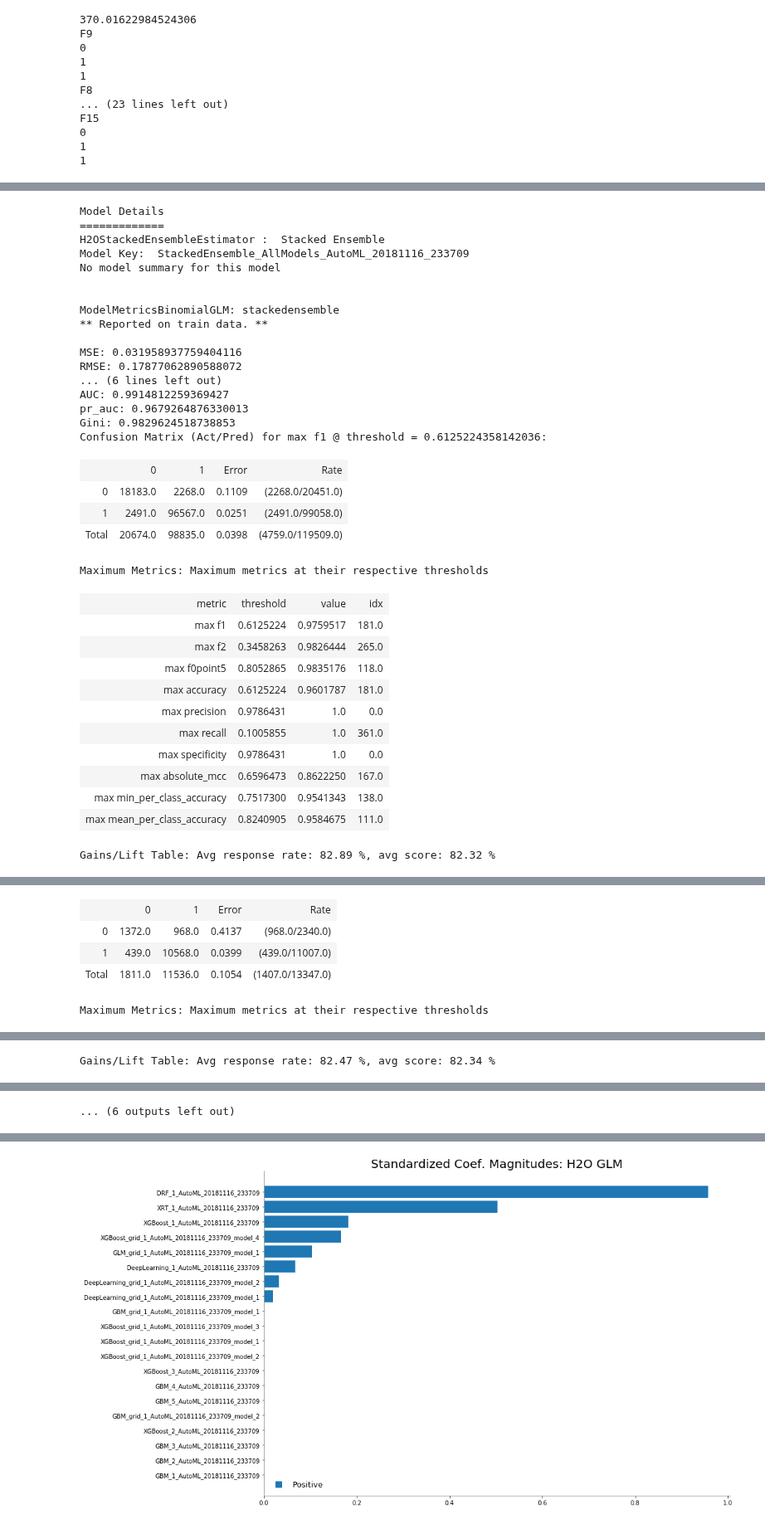
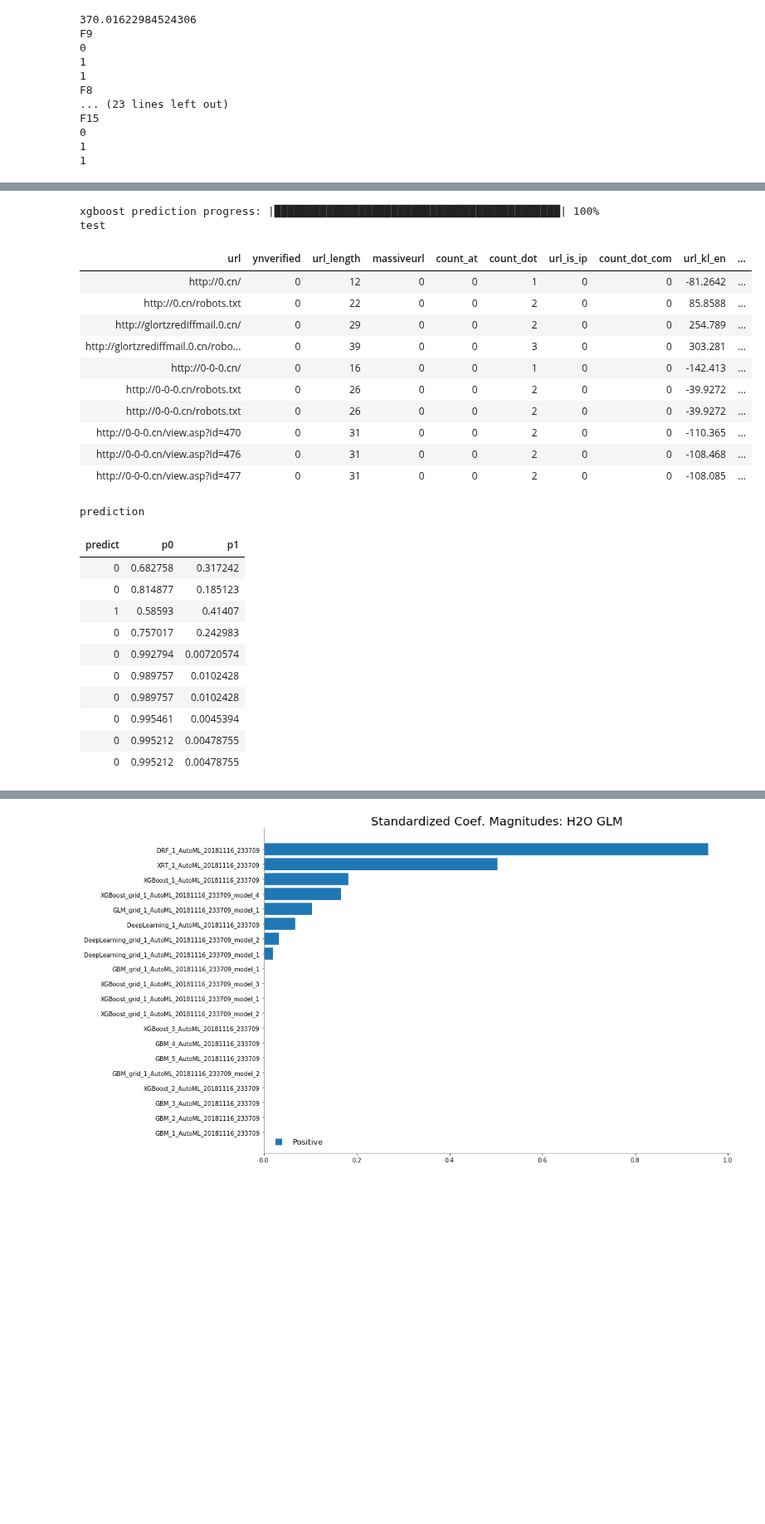
Before and after one commit to jpacerqueiraperform/bda-DeepLearning-SEIM, a Jupyter notebook: notebooks/siem/version3-commoncrawl-phishtank-Phising-URL-AUTOML-BestModel-Discovery.ipynb, the cells around one changed output, grey strips where cells are left out. Shown at 83% size. Cells and saved outputs as stored; diff of their text form; code cells hidden in the pictures; blank space fills up the shorter version.

Commit message:
Commit point for ModelV3 AUTOML prediction process

```diff
--- a/notebooks/siem/version3-commoncrawl-phishtank-Phising-URL-AUTOML-BestModel-Discovery.ipynb
+++ b/notebooks/siem/version3-commoncrawl-phishtank-Phising-URL-AUTOML-BestModel-Discovery.ipynb
@@ -821,8 +795,8 @@ func_kl_en_url_udf = udf(func_kl_en_url, FloatType())
 func_ks_en_url_udf = udf(func_ks_en_url, FloatType())
 func_bad_kl_en_url_udf = udf(func_bad_kl_en_url, IntegerType())
 func_bad_ks_en_url_udf = udf(func_bad_ks_en_url, IntegerType())
-func_kl_phish_url_udf = udf(func_kl_phish_url, IntegerType())
-func_ks_phish_url_udf = udf(func_ks_phish_url, IntegerType())
+func_kl_phish_url_udf = udf(func_kl_phish_url, FloatType())
+func_ks_phish_url_udf = udf(func_ks_phish_url, FloatType())
 func_bad_kl_phish_url_udf = udf(func_bad_kl_phish_url, IntegerType())
 func_bad_ks_phish_url_udf = udf(func_bad_ks_phish_url, IntegerType())
 func_bad_words_domain_udf = udf(func_bad_words_domain, IntegerType())
@@ -843,7 +817,7 @@ ccrawl_traindf.printSchema()
 
 ## Assume URLS as not phishing ynverified=0 if EN as phishing ynverified=1
 ccrawl_trainds = ccrawl_traindf\
-.withColumn('ynverified',lit(0).cast('int') )\
+.withColumn('ynverified',func_url_lang_en_ynverified_udf(ccrawl_traindf['languages']).cast('int'))\
 .withColumn('url_length',func_url_lengh_udf(ccrawl_traindf['url']).cast('int'))\
 .withColumn('massiveurl',func_url_big_udf(ccrawl_traindf['url']).cast('int'))\
 .withColumn('count_at',func_url_count_at_udf(ccrawl_traindf['url']).cast('int'))\
@@ -1048,45 +1139,38 @@ This H2OFrame is empty.
 # %%
-# The leader model is stored here
-aml.leader
 # If you need to generate predictions on a test set, you can make
 # predictions directly on the `"H2OAutoML"` object, or on the leader
 # model object directly
 
 #preds = aml.predict(test)
 # or:
-#preds = aml.leader.predict(test)
+preds = aml.leader.predict(test)
+print("test")
+print(test.head(10))
+print("prediction")
+print(preds.head(10))
 # %% [output]
-Model Details
-=============
-H2OStackedEnsembleEstimator :  Stacked Ensemble
-Model Key:  StackedEnsemble_AllModels_AutoML_20181116_233709
-No model summary for this model
-
-
-ModelMetricsBinomialGLM: stackedensemble
-** Reported on train data. **
-
-MSE: 0.031958937759404116
-RMSE: 0.17877062890588072
-... (6 lines left out)
-AUC: 0.9914812259369427
-pr_auc: 0.9679264876330013
-Gini: 0.9829624518738853
-Confusion Matrix (Act/Pred) for max f1 @ threshold = 0.6125224358142036:
+xgboost prediction progress: |████████████████████████████████████████████| 100%
+test
-|  | 0 | 1 | Error | Rate |
-| 0 | 18183.0 | 2268.0 | 0.1109 | (2268.0/20451.0) |
-| 1 | 2491.0 | 96567.0 | 0.0251 | (2491.0/99058.0) |
-| Total | 20674.0 | 98835.0 | 0.0398 | (4759.0/119509.0) |
+| url | ynverified | url_length | massiveurl | count_at | count_dot | url_is_ip | count_dot_com | url_kl_en | ... |
+| http://0.cn/ | 0 | 12 | 0 | 0 | 1 | 0 | 0 | -81.2642 | ... |
+| http://0.cn/robots.txt | 0 | 22 | 0 | 0 | 2 | 0 | 0 | 85.8588 | ... |
+| http://glortzrediffmail.0.cn/ | 0 | 29 | 0 | 0 | 2 | 0 | 0 | 254.789 | ... |
+| http://glortzrediffmail.0.cn/robo... | 0 | 39 | 0 | 0 | 3 | 0 | 0 | 303.281 | ... |
+| http://0-0-0.cn/ | 0 | 16 | 0 | 0 | 1 | 0 | 0 | -142.413 | ... |
+| http://0-0-0.cn/robots.txt | 0 | 26 | 0 | 0 | 2 | 0 | 0 | -39.9272 | ... |
+| http://0-0-0.cn/robots.txt | 0 | 26 | 0 | 0 | 2 | 0 | 0 | -39.9272 | ... |
+| http://0-0-0.cn/view.asp?id=470 | 0 | 31 | 0 | 0 | 2 | 0 | 0 | -110.365 | ... |
+| http://0-0-0.cn/view.asp?id=476 | 0 | 31 | 0 | 0 | 2 | 0 | 0 | -108.468 | ... |
+| http://0-0-0.cn/view.asp?id=477 | 0 | 31 | 0 | 0 | 2 | 0 | 0 | -108.085 | ... |
-Maximum Metrics: Maximum metrics at their respective thresholds
+prediction
-| metric | threshold | value | idx |
-| max f1 | 0.6125224 | 0.9759517 | 181.0 |
-| max f2 | 0.3458263 | 0.9826444 | 265.0 |
-| max f0point5 | 0.8052865 | 0.9835176 | 118.0 |
-| max accuracy | 0.6125224 | 0.9601787 | 181.0 |
-| max precision | 0.9786431 | 1.0 | 0.0 |
-| max recall | 0.1005855 | 1.0 | 361.0 |
-| max specificity | 0.9786431 | 1.0 | 0.0 |
-| max absolute_mcc | 0.6596473 | 0.8622250 | 167.0 |
-| max min_per_class_accuracy | 0.7517300 | 0.9541343 | 138.0 |
-| max mean_per_class_accuracy | 0.8240905 | 0.9584675 | 111.0 |
+| predict | p0 | p1 |
+| 0 | 0.682758 | 0.317242 |
+| 0 | 0.814877 | 0.185123 |
+| 1 | 0.58593 | 0.41407 |
+| 0 | 0.757017 | 0.242983 |
+| 0 | 0.992794 | 0.00720574 |
+| 0 | 0.989757 | 0.0102428 |
+| 0 | 0.989757 | 0.0102428 |
+| 0 | 0.995461 | 0.0045394 |
+| 0 | 0.995212 | 0.00478755 |
+| 0 | 0.995212 | 0.00478755 |
-Gains/Lift Table: Avg response rate: 82.89 %, avg score: 82.32 %
@@ -1125,5 +1176,0 @@ Confusion Matrix (Act/Pred) for max f1 @ threshold = 0.4505084441564122:
-|  | 0 | 1 | Error | Rate |
-| 0 | 1372.0 | 968.0 | 0.4137 | (968.0/2340.0) |
-| 1 | 439.0 | 10568.0 | 0.0399 | (439.0/11007.0) |
-| Total | 1811.0 | 11536.0 | 0.1054 | (1407.0/13347.0) |
-Maximum Metrics: Maximum metrics at their respective thresholds
@@ -1141 +1176,0 @@ Maximum Metrics: Maximum metrics at their respective thresholds
-Gains/Lift Table: Avg response rate: 82.47 %, avg score: 82.34 %
@@ -1159,4 +1177,3 @@ Gains/Lift Table: Avg response rate: 82.47 %, avg score: 82.34 %
-... (6 outputs left out)
 # %%
 # Get model ids for all models in the AutoML Leaderboard
 model_ids = list(aml.leaderboard['model_id'].as_data_frame().iloc[:,0])
```
Also changed, not shown: parts of 7 cells of this notebook.
